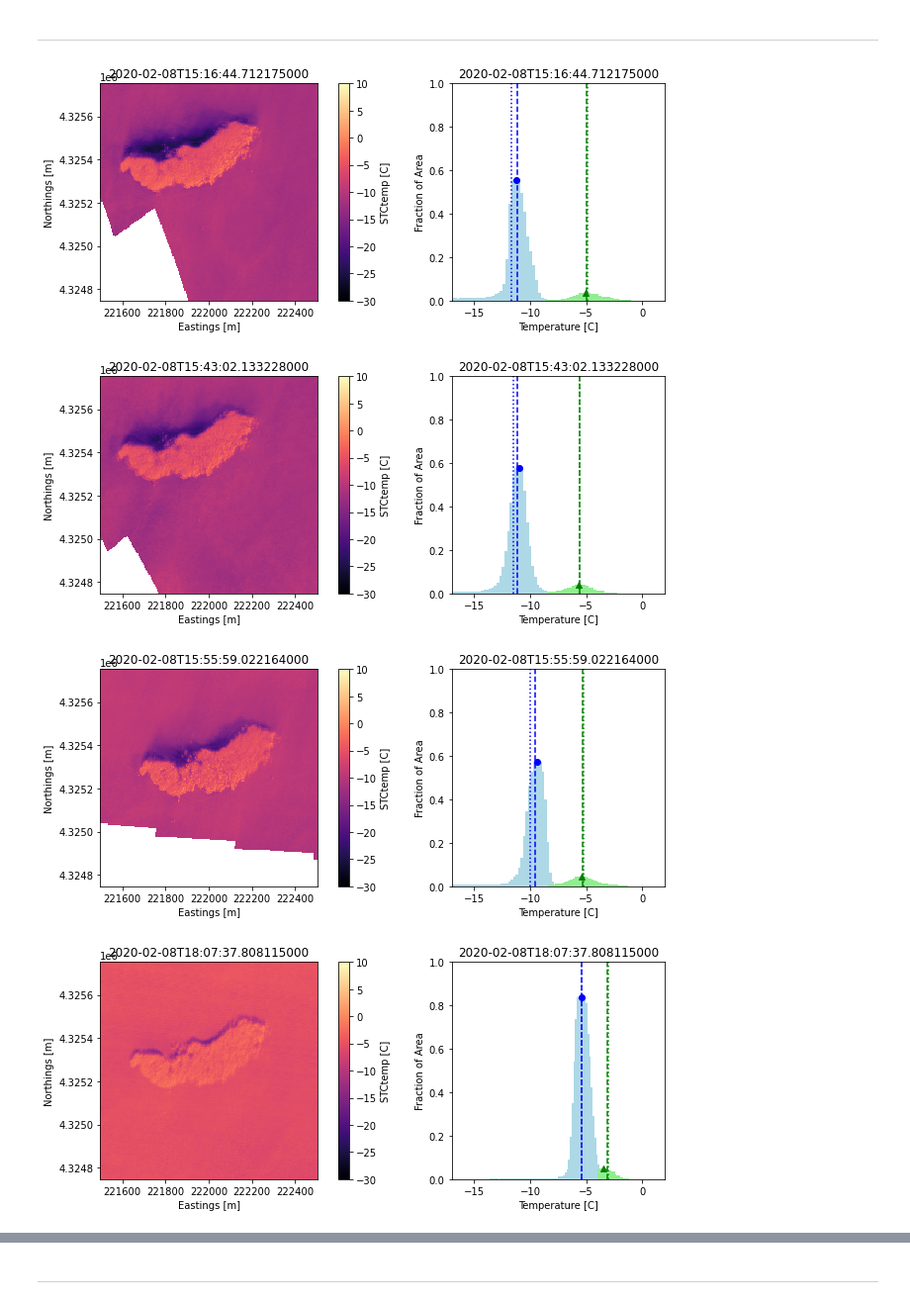
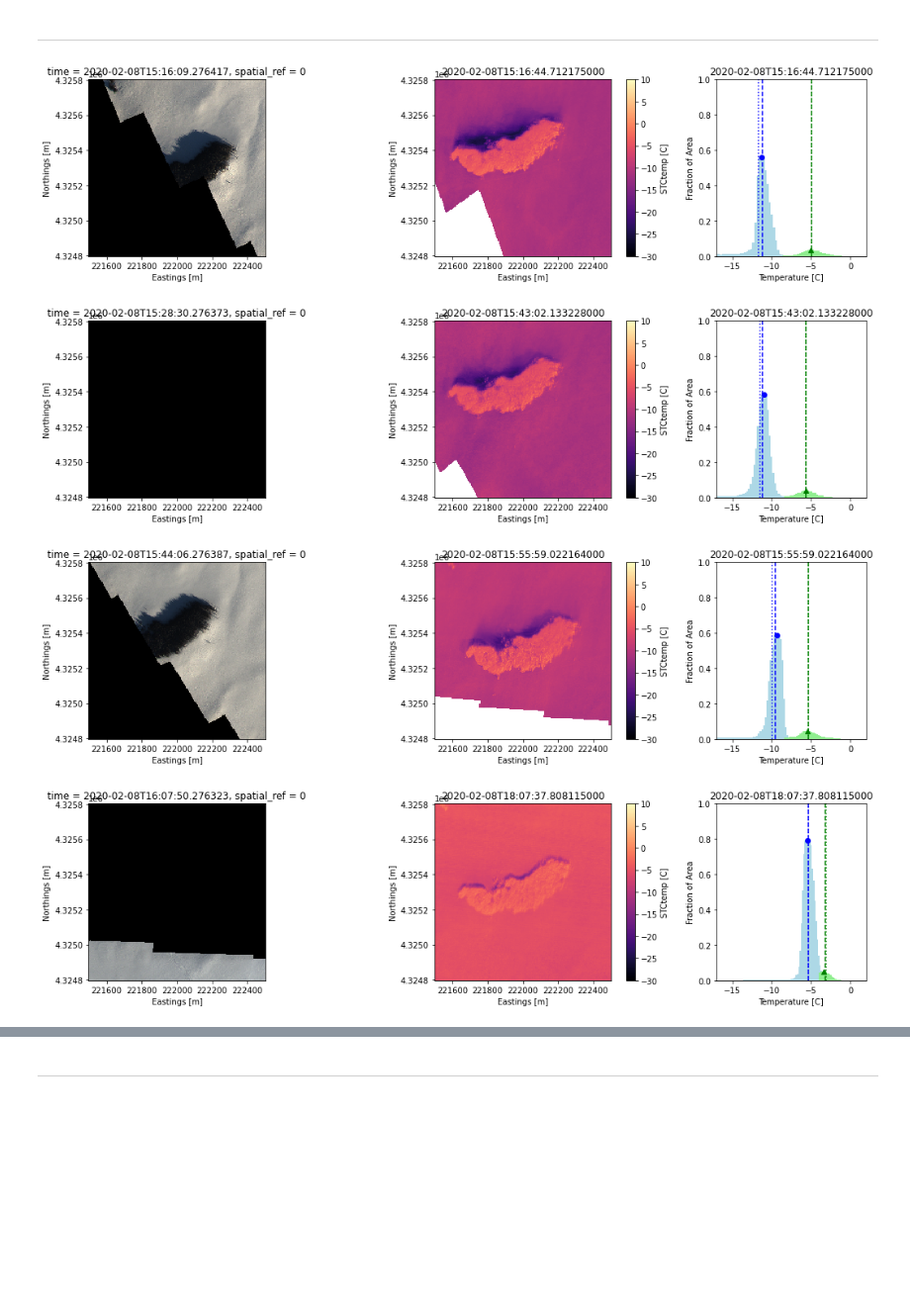
Before and after one commit to spestana/snowex2020, a Jupyter notebook: airborne_ir_feb8.ipynb, the cells around one changed output, grey strips where cells are left out. Shown at 99% size. Cells and saved outputs as stored; diff of their text form; code cells hidden in the pictures; blank space fills up the shorter version.

Commit message:
Update plotting and analysis of feb8 observations

```diff
--- a/airborne_ir_feb8.ipynb
+++ b/airborne_ir_feb8.ipynb
@@ -75,0 +21,4 @@ ds['time'] = return_matrix
+# %%
+ds_eo = ir_utils.eo_mat2dataset(files[1])
+# %%
+ds_ir = ir_utils.ir_mat2dataset(files[0])
@@ -129,9 +94,12 @@ def get_hist_peaks(data,n_peaks=2):
     y_hist = n_histogram
 
     return peak_x_values, peak_y_values, x_hist, y_hist
+# %%
+ds = ds_ir
 # %%
-utm_xmin, utm_xmax = 221500, 222500
-utm_ymin, utm_ymax = 4324750, 4325750 #4325000,4325750
+x=500
+utm_xmin, utm_xmax = 222000-x, 222000+x #221500, 222500
+utm_ymin, utm_ymax = 4325300-x, 4325300+x #4325000,4325750
 # %%
 times = []
 Tsnow_airborneIR_peak = []
@@ -147,15 +115,22 @@ Ttree_airborneIR_max = []
 Tsnow_airborneIR_std = []
 Ttree_airborneIR_std = []
 
-for time_step in ds.time:
+for time_index, time_step in enumerate(ds.time):
     nan_pixels = np.sum(np.isnan(ds.STCtemp.sel(x=slice(utm_xmin, utm_xmax),y=slice(utm_ymin, utm_ymax), time=time_step).values))
     if nan_pixels < 10000:
-        fig, [ax_img, ax_hist] = plt.subplots(nrows=1,ncols=2,figsize=(10,4), tight_layout=True,
-                                              gridspec_kw={'width_ratios': [2, 1]})
+        fig, [ax_vis, ax_img, ax_hist] = plt.subplots(nrows=1,ncols=3,figsize=(15,4), tight_layout=True,
+                                              gridspec_kw={'width_ratios': [2,2, 1]})
+        #
+        ds_eo.SRGB.isel(time=time_index).sel(x=slice(utm_xmin, utm_xmax),y=slice(utm_ymin, utm_ymax)).plot.imshow(ax=ax_vis)
+        ax_vis.set_aspect('equal', 'box')
+        ax_vis.set_ylabel('Northings [m]')
+        ax_vis.set_xlabel('Eastings [m]')
+        #
         ds.STCtemp.sel(x=slice(utm_xmin, utm_xmax),y=slice(utm_ymin, utm_ymax), time=time_step).plot(cmap='magma', vmin=-30, vmax=10, ax=ax_img)
         ax_img.set_aspect('equal', 'box')
         ax_img.set_ylabel('Northings [m]')
         ax_img.set_xlabel('Eastings [m]')
+        #
         data = ds.STCtemp.sel(x=slice(utm_xmin, utm_xmax),y=slice(utm_ymin, utm_ymax), time=time_step).values
         x_peaks, y_peaks, x_hist, y_hist = get_hist_peaks(data)
         x_trough, _, _, _ = get_hist_trough(data)
@@ -179,34 +154,34 @@ for time_step in ds.time:
         ax_hist.set_title(time_step.values)
         # append values to lists
         times.append(time_step.values)
         Tsnow_airborneIR_peak.append(x_peaks[0])
         Ttree_airborneIR_peak.append(x_peaks[1])
         Tsnow_airborneIR_median.append(np.median(data[data < x_trough[0]]))
         Ttree_airborneIR_median.append(np.median(data[data >= x_trough[0]]))
         Tsnow_airborneIR_mean.append(np.mean(data[data < x_trough[0]]))
         Ttree_airborneIR_mean.append(np.mean(data[data >= x_trough[0]]))
         Tsnow_airborneIR_min.append(np.min(data[data < x_trough[0]]))
         Ttree_airborneIR_min.append(np.min(data[data >= x_trough[0]]))
         Tsnow_airborneIR_max.append(np.max(data[data < x_trough[0]]))
         Ttree_airborneIR_max.append(np.max(data[data >= x_trough[0]]))
         Tsnow_airborneIR_std.append(np.std(data[data < x_trough[0]]))
         Ttree_airborneIR_std.append(np.std(data[data >= x_trough[0]]))
 
 times = np.array(times)
 Tsnow_airborneIR_peak = np.array(Tsnow_airborneIR_peak)
 Ttree_airborneIR_peak = np.array(Ttree_airborneIR_peak)
 Tsnow_airborneIR_median = np.array(Tsnow_airborneIR_median)
 Ttree_airborneIR_median = np.array(Ttree_airborneIR_median)
 Tsnow_airborneIR_mean = np.array(Tsnow_airborneIR_mean)
 Ttree_airborneIR_mean = np.array(Ttree_airborneIR_mean)
 Tsnow_airborneIR_min = np.array(Tsnow_airborneIR_min)
 Ttree_airborneIR_min = np.array(Ttree_airborneIR_min)
 Tsnow_airborneIR_max = np.array(Tsnow_airborneIR_max)
 Ttree_airborneIR_max = np.array(Ttree_airborneIR_max)
 Tsnow_airborneIR_std = np.array(Tsnow_airborneIR_std)
 Ttree_airborneIR_std = np.array(Ttree_airborneIR_std)
 # %% [output]
-[figure, old version]
+[figure, new version]
-[figure, old version]
+[figure, new version]
-[figure, old version]
+[figure, new version]
-[figure, old version]
+[figure, new version]
```
Also changed, not shown: parts of 20 cells of this notebook.
